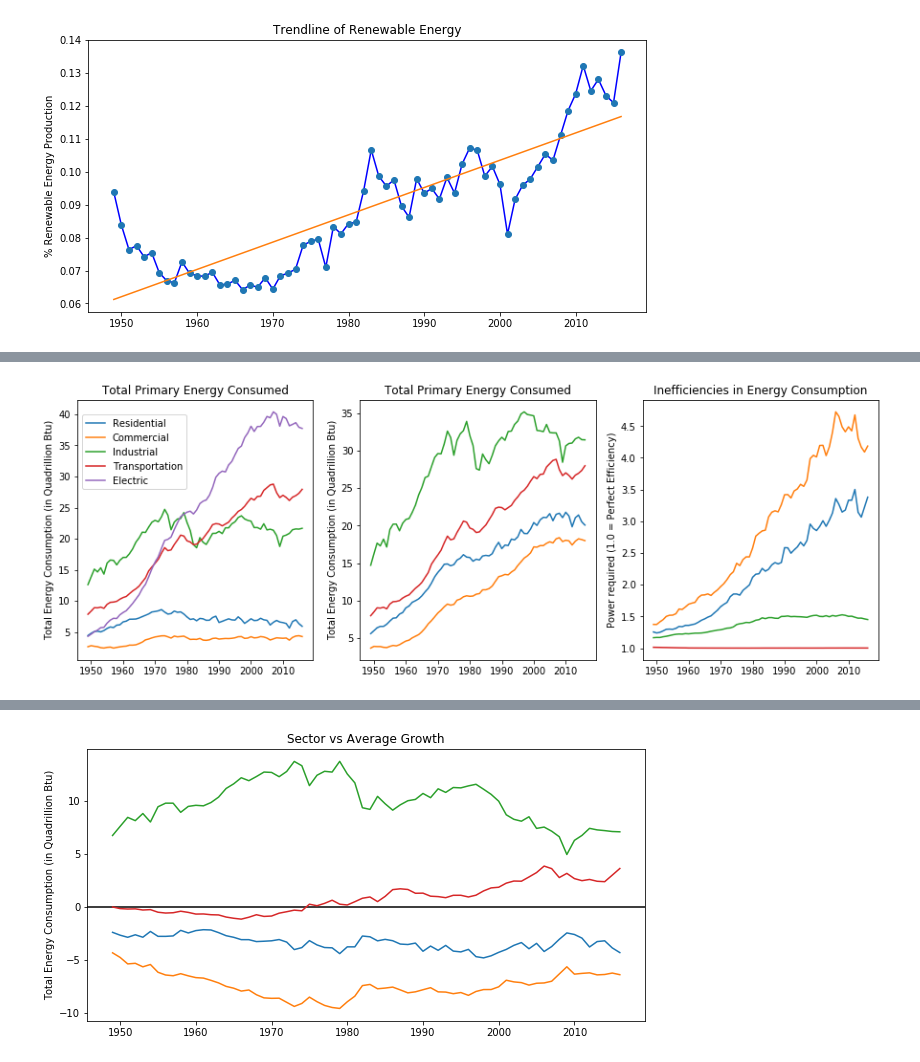
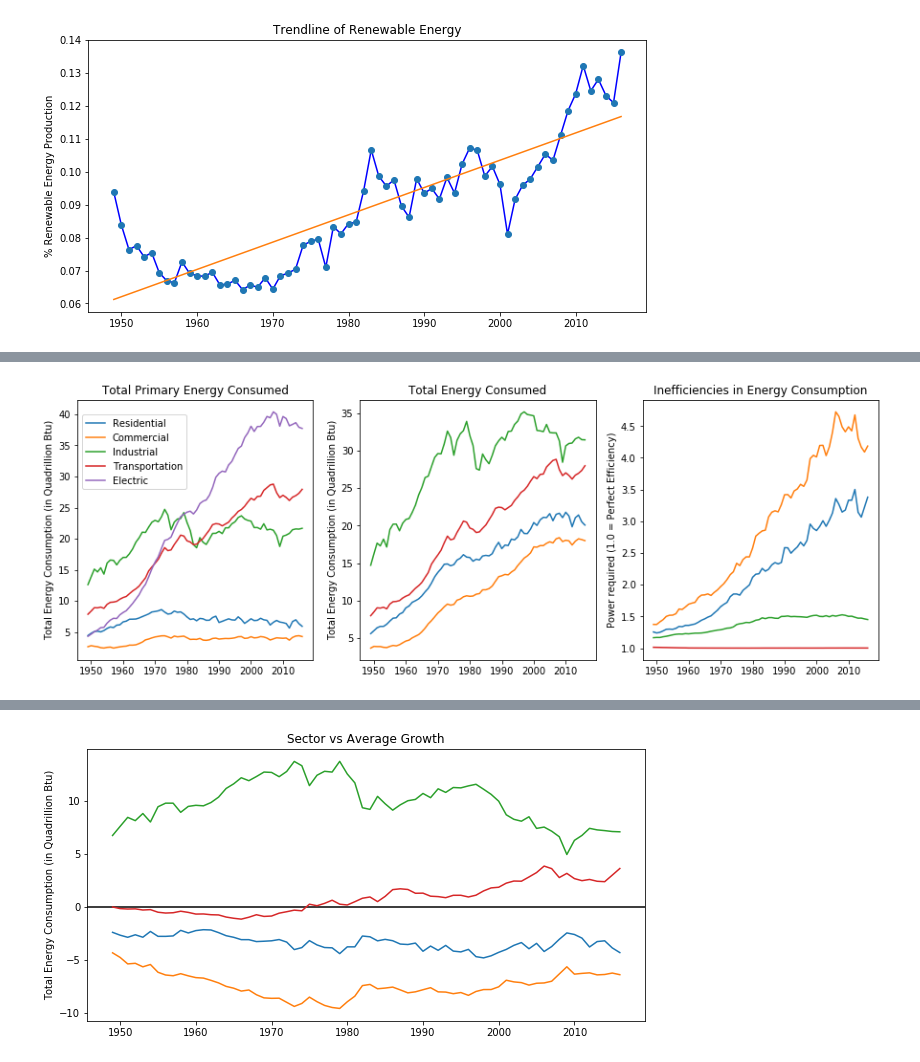
Before and after one commit to mhuh22/Thinkful, a Jupyter notebook: Prep Capstone/The State of Energy (in the United States).ipynb, the cells around one changed output, grey strips where cells are left out. Saved outputs shown, nothing was run; the diff lists cells and outputs as text; code cells hidden in the pictures.

```diff
--- a/Prep Capstone/The State of Energy (in the United States).ipynb
+++ b/Prep Capstone/The State of Energy (in the United States).ipynb
@@ -216,32 +215,32 @@ for i in range(1,10):
     d[i] = sectors.iloc[:,i]/1000
 d[1].name = 'Residential'
 d[3].name = 'Commercial'
 d[5].name = 'Industrial'
 d[7].name = 'Transportation'
 d[9].name = 'Electric'
 
 # plotting primary energy consumption
 plt.subplot(1,3,1)
 plt.title('Total Primary Energy Consumed')
 plt.ylabel('Total Energy Consumption (in Quadrillion Btu)')
 for i in range(1,10,2):
     plt.plot(x,d[i])
 plt.legend(loc='center left', bbox_to_anchor=(0, 0.8))
 
 # plotting total energy consumption
 plt.subplot(1,3,2)
-plt.title('Total Primary Energy Consumed')
+plt.title('Total Energy Consumed')
 plt.ylabel('Total Energy Consumption (in Quadrillion Btu)')
 for i in range(2,9,2):
     plt.plot(x,d[i])
 
 # plotting energy inefficiency
 plt.subplot(1,3,3)
 plt.title('Inefficiencies in Energy Consumption')
 plt.ylabel('Power required (1.0 = Perfect Efficiency)')
 e = {}
 for i in range(1,5):
     e[i] = (d[2*i] - d[2*i-1]) / d[2*i-1] + 1
     plt.plot(x, e[i])
 # %% [output]
-[figure, old version]
+[figure, new version]
```
Also changed, not shown: parts of 16 cells of this notebook.
